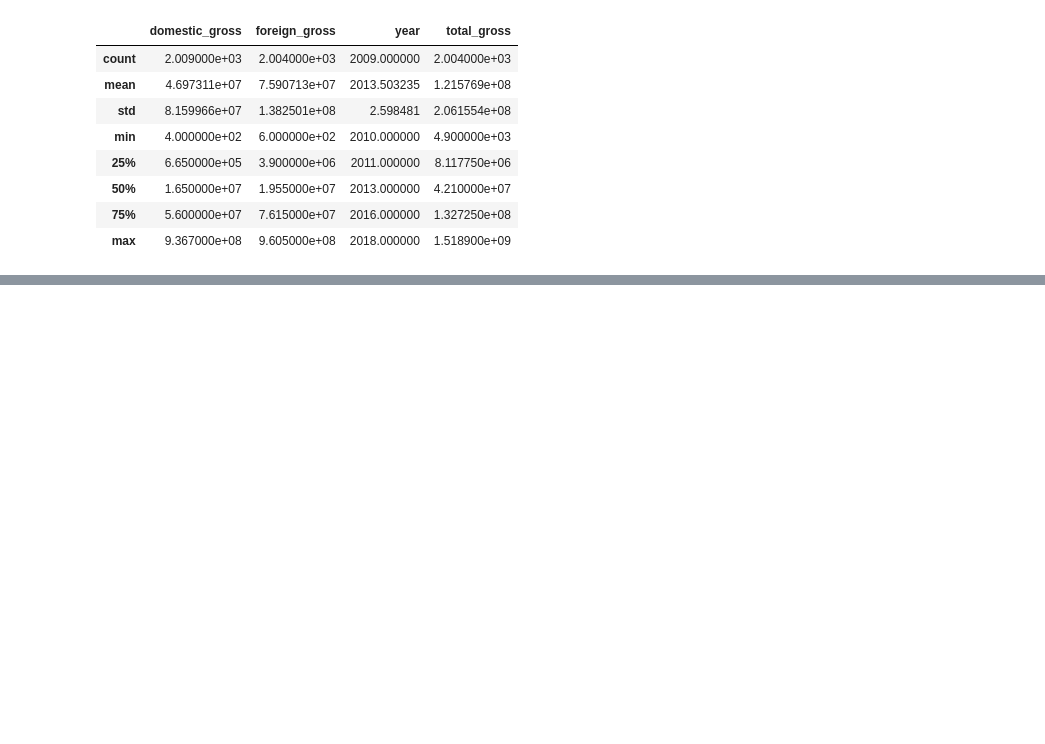
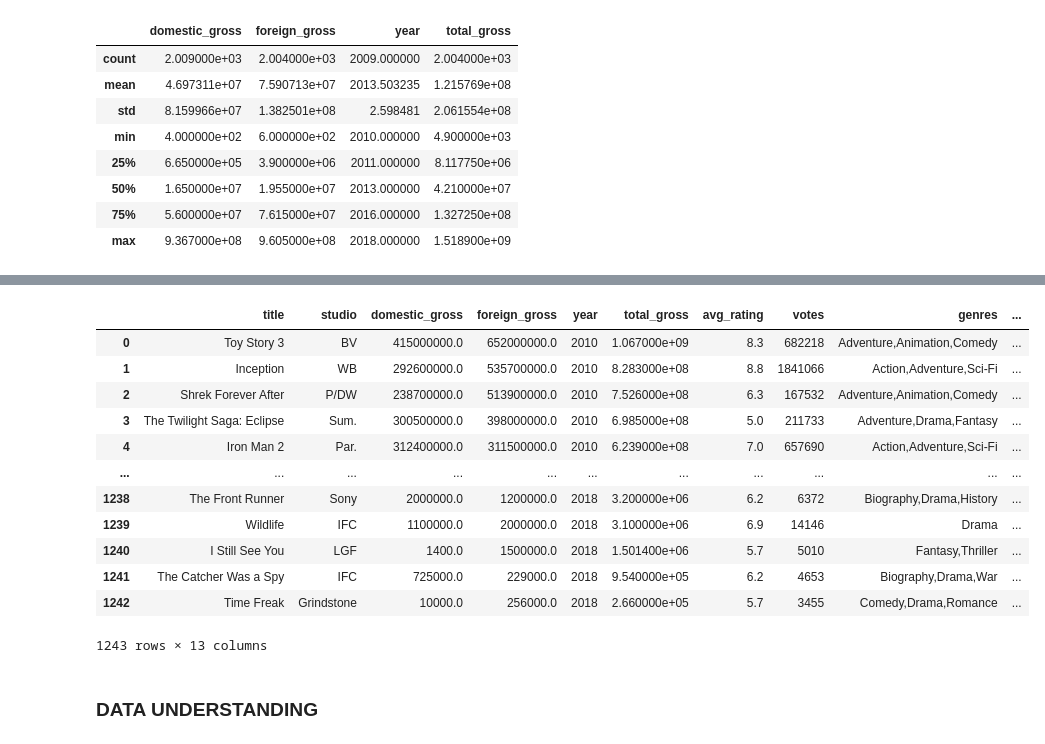
Before and after one commit to Cornelius-ngatia/Group-5-Phase-2-project, a Jupyter notebook: index.ipynb, the cells around one changed output, grey strips where cells are left out. Saved outputs shown, nothing was run; the diff lists cells and outputs as text; code cells hidden in the pictures; blank space fills up the shorter version.

Commit message:
done with data cleaning

```diff
--- a/index.ipynb
+++ b/index.ipynb
@@ -136,0 +217,5 @@ table_names
+# %%
+query = """SELECT mr.averagerating AS avg_rating, mr.numvotes AS votes, mb.genres, mb.movie_id, mb.primary_title, mb.start_year, mb.runtime_minutes FROM movie_ratings AS mr JOIN movie_basics as mb ON mr.movie_id = mb.movie_id WHERE mr.numvotes >= 100 ORDER BY avg_rating ASC ;"""
+
+joined = pd.read_sql(query, conn)
+joined
@@ -136,0 +253,26 @@ table_names
+# %%
+# Merging of the dataframe(df) and joined table
+merged_df = pd.merge(
+    df,              # DataFrame 1: box office data
+    joined,             # DataFrame 2: IMDb data
+    how="inner",         # Only keep matching rows
+    left_on=["title", "year"],       # from df
+    right_on=["primary_title", "start_year"]  # from imdb_df
+)
+merged_df
+# %% [output]
+|  | title | studio | domestic_gross | foreign_gross | year | total_gross | avg_rating | votes | genres | ... |
+| 0 | Toy Story 3 | BV | 415000000.0 | 652000000.0 | 2010 | 1.067000e+09 | 8.3 | 682218 | Adventure,Animation,Comedy | ... |
+| 1 | Inception | WB | 292600000.0 | 535700000.0 | 2010 | 8.283000e+08 | 8.8 | 1841066 | Action,Adventure,Sci-Fi | ... |
+| 2 | Shrek Forever After | P/DW | 238700000.0 | 513900000.0 | 2010 | 7.526000e+08 | 6.3 | 167532 | Adventure,Animation,Comedy | ... |
+| 3 | The Twilight Saga: Eclipse | Sum. | 300500000.0 | 398000000.0 | 2010 | 6.985000e+08 | 5.0 | 211733 | Adventure,Drama,Fantasy | ... |
+| 4 | Iron Man 2 | Par. | 312400000.0 | 311500000.0 | 2010 | 6.239000e+08 | 7.0 | 657690 | Action,Adventure,Sci-Fi | ... |
+| ... | ... | ... | ... | ... | ... | ... | ... | ... | ... | ... |
+| 1238 | The Front Runner | Sony | 2000000.0 | 1200000.0 | 2018 | 3.200000e+06 | 6.2 | 6372 | Biography,Drama,History | ... |
+| 1239 | Wildlife | IFC | 1100000.0 | 2000000.0 | 2018 | 3.100000e+06 | 6.9 | 14146 | Drama | ... |
+| 1240 | I Still See You | LGF | 1400.0 | 1500000.0 | 2018 | 1.501400e+06 | 5.7 | 5010 | Fantasy,Thriller | ... |
+| 1241 | The Catcher Was a Spy | IFC | 725000.0 | 229000.0 | 2018 | 9.540000e+05 | 6.2 | 4653 | Biography,Drama,War | ... |
+| 1242 | Time Freak | Grindstone | 10000.0 | 256000.0 | 2018 | 2.660000e+05 | 5.7 | 3455 | Comedy,Drama,Romance | ... |
+1243 rows × 13 columns
+# %% [markdown]
+### DATA UNDERSTANDING
```
Also changed, not shown: parts of 10 cells of this notebook.
